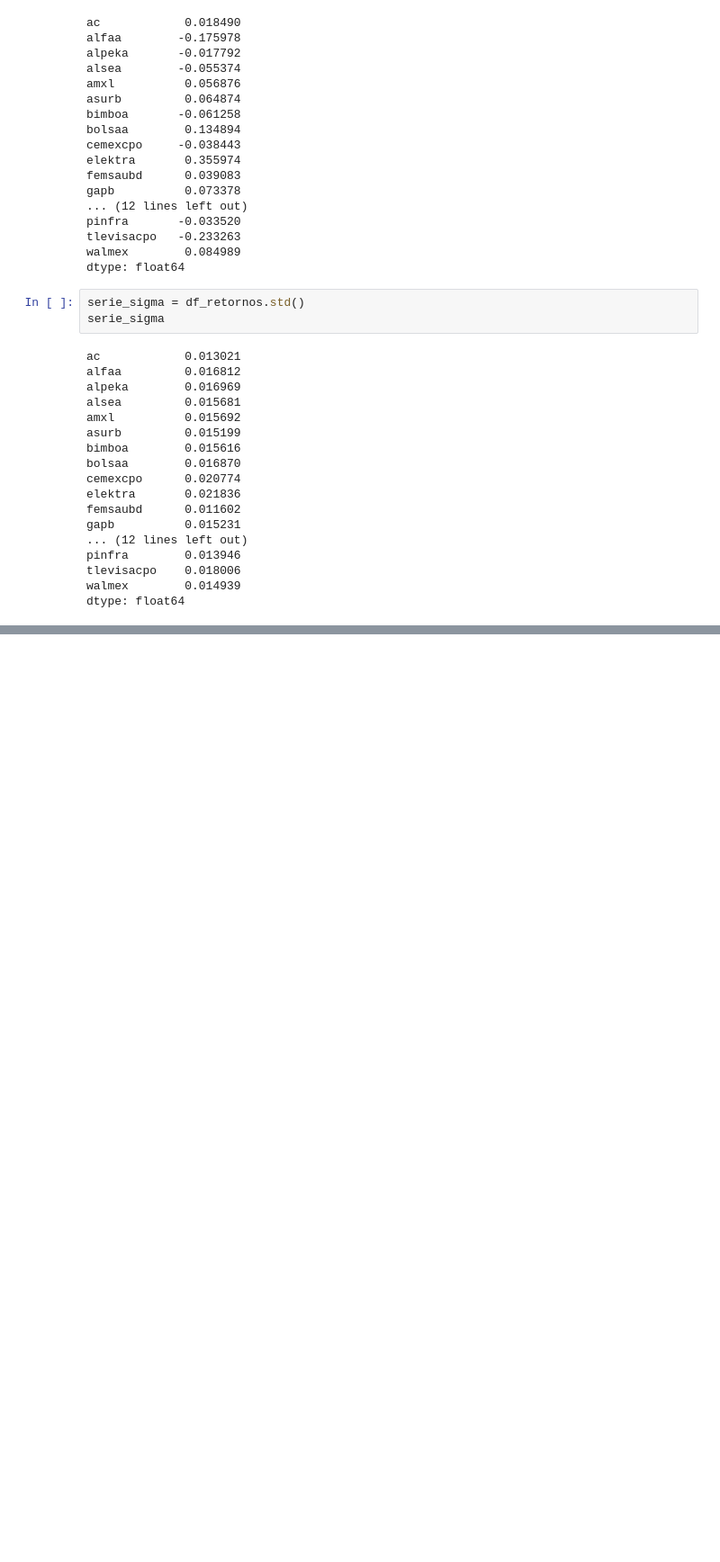
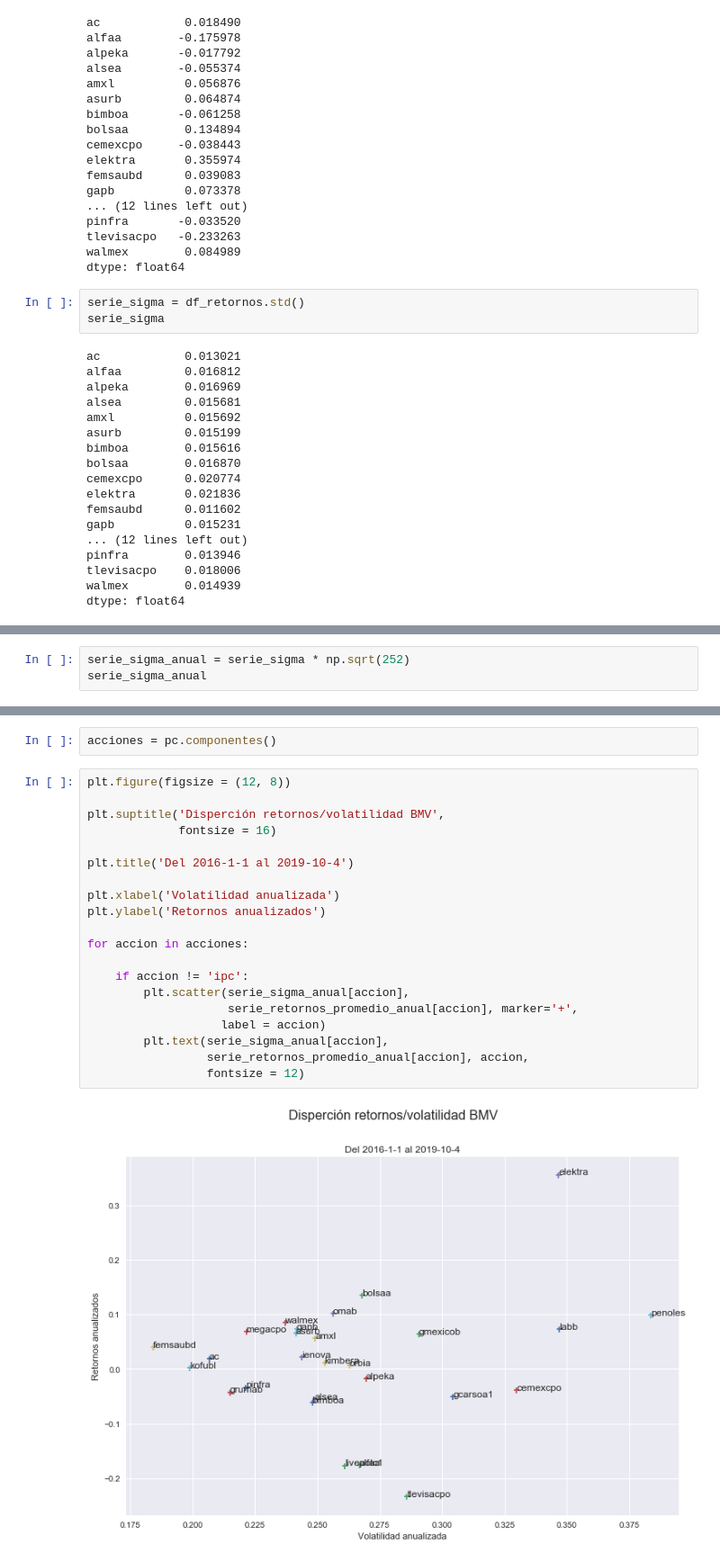
Before and after one commit to carlosdeoncedos/analisisideinversion19, a Jupyter notebook: 12.0PortafolioSimulacionMonteCarlo.ipynb, the cells around one changed output, grey strips where cells are left out. Shown: that part at 90% size. Cells and saved outputs as stored; diff of their text form; blank space fills up the shorter version.

```diff
--- a/12.0PortafolioSimulacionMonteCarlo.ipynb
+++ b/12.0PortafolioSimulacionMonteCarlo.ipynb
@@ -104,0 +103,3 @@ serie
+# %%
+serie_sigma_anual = serie_sigma * np.sqrt(252)
+serie_sigma_anual
@@ -104,0 +124,24 @@ serie
+# %%
+acciones = pc.componentes()
+# %%
+plt.figure(figsize = (12, 8))
+
+plt.suptitle('Disperción retornos/volatilidad BMV',
+             fontsize = 16)
+
+plt.title('Del 2016-1-1 al 2019-10-4')
+
+plt.xlabel('Volatilidad anualizada')
+plt.ylabel('Retornos anualizados')
+
+for accion in acciones:
+
+    if accion != 'ipc':
+        plt.scatter(serie_sigma_anual[accion],
+                    serie_retornos_promedio_anual[accion], marker='+',
+                   label = accion)
+        plt.text(serie_sigma_anual[accion],
+                 serie_retornos_promedio_anual[accion], accion,
+                 fontsize = 12)
+# %% [output]
+[figure, added]
```
Also changed, not shown: parts of 3 cells of this notebook.
